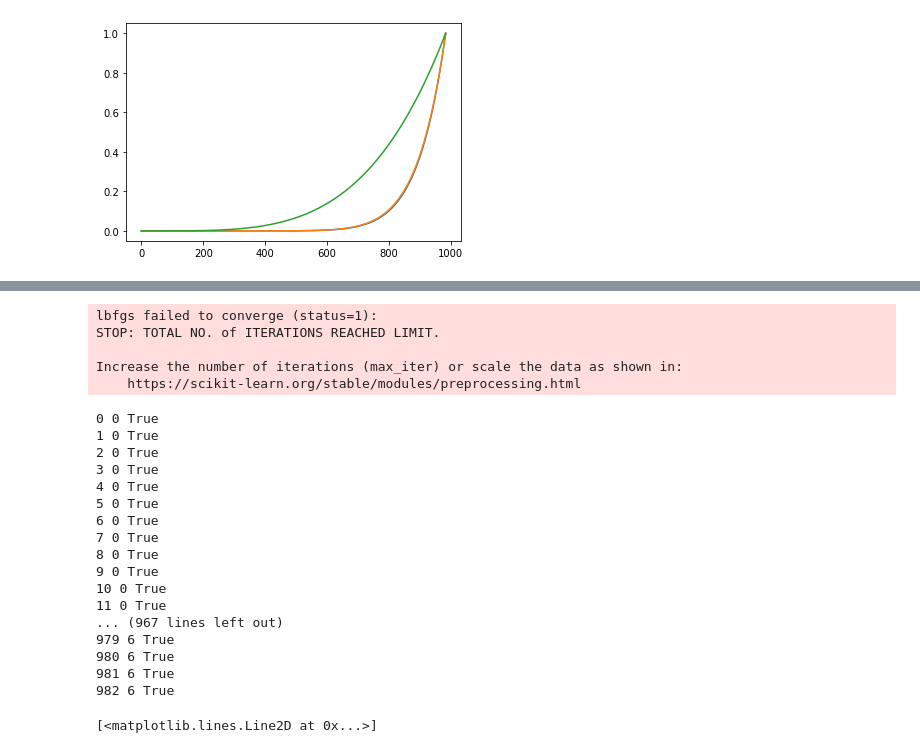
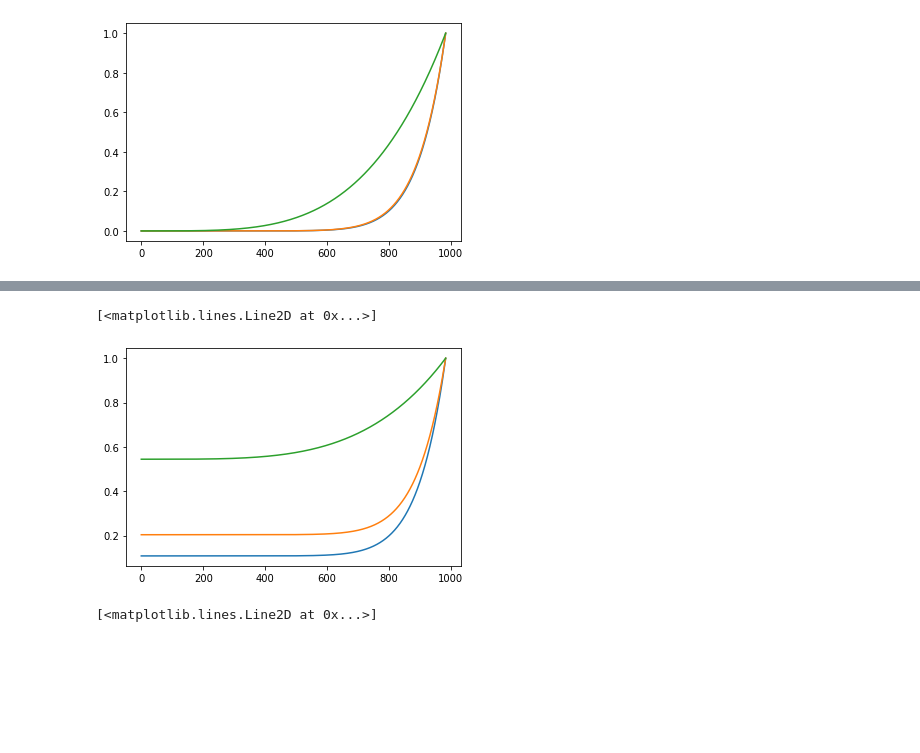
Before and after one commit to LeandroMoura3/neoprog, a Jupyter notebook: 2nd.ipynb, the cells around one changed output, grey strips where cells are left out. Cells and saved outputs as stored; diff of their text form; code cells hidden in the pictures; blank space fills up the shorter version.

```diff
--- a/2nd.ipynb
+++ b/2nd.ipynb
@@ -309,31 +142,0 @@ for i in range(len(X)):
-# %%
-from sklearn.neural_network import MLPClassifier
-
-m = MLPClassifier(hidden_layer_sizes=(171), activation = 'identity', solver = 'lbfgs')
-m.fit(X, y)
-p = m.predict(X)
-for i in range(len(p)):
-    print(i, p[i], p[i] == y[i])
-# %% [output]
-lbfgs failed to converge (status=1):
-STOP: TOTAL NO. of ITERATIONS REACHED LIMIT.
-
-Increase the number of iterations (max_iter) or scale the data as shown in:
-    https://scikit-learn.org/stable/modules/preprocessing.html
-0 0 True
-1 0 True
-2 0 True
-3 0 True
-4 0 True
-5 0 True
-6 0 True
-7 0 True
-8 0 True
-9 0 True
-10 0 True
-11 0 True
-... (967 lines left out)
-979 6 True
-980 6 True
-981 6 True
-982 6 True
@@ -367 +143,11 @@ Increase the number of iterations (max_iter) or scale the data as shown in:
+# %%
+max_ufrf_rms = ufrf_rms / rms_max
+max_ufrf_kurtosis = ufrf_kurtosis / kurtosis_max
+max_ufrf_rmsee = ufrf_rmsee / rmsee_max
+plt.plot(max_ufrf_rms)
+plt.plot(max_ufrf_kurtosis)
+plt.plot(max_ufrf_rmsee)
+# %% [output]
+[<matplotlib.lines.Line2D at 0x...>]
+[figure, added]
 # %%
```
Also changed, not shown: parts of 30 cells of this notebook, 2 other files.
